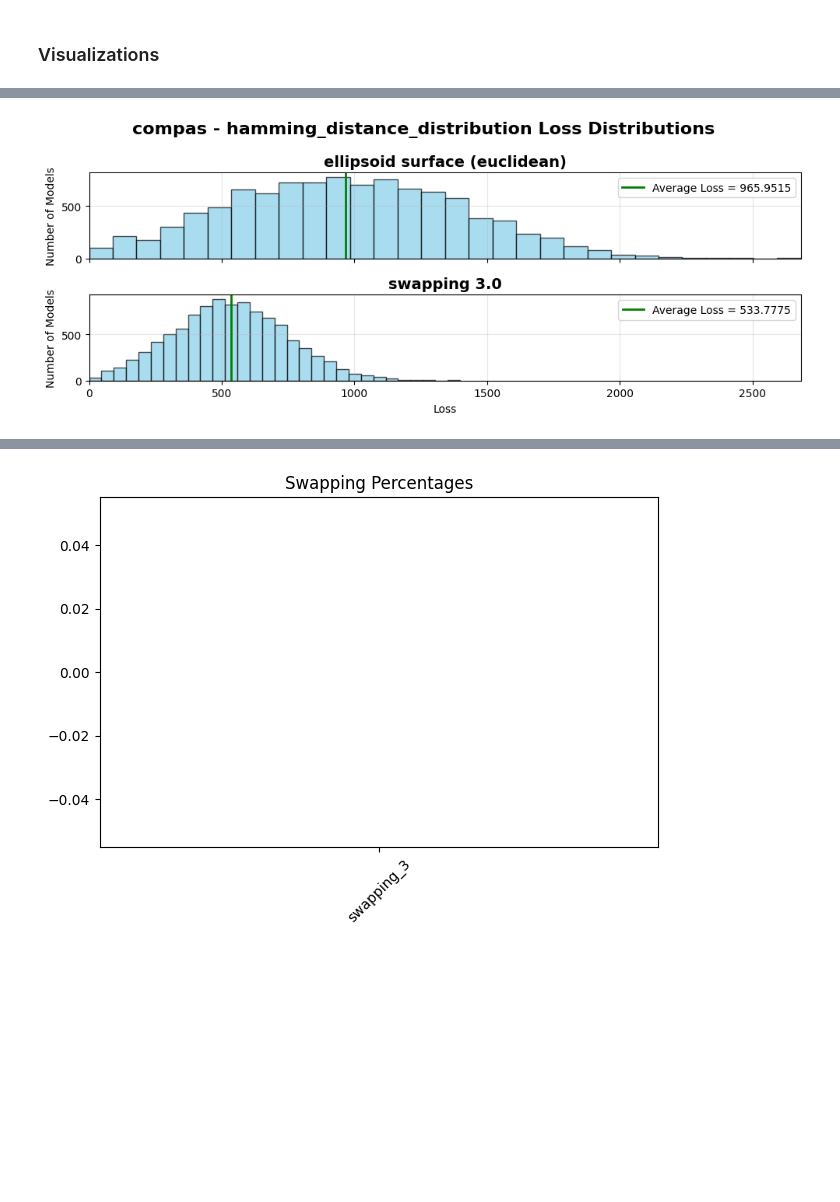
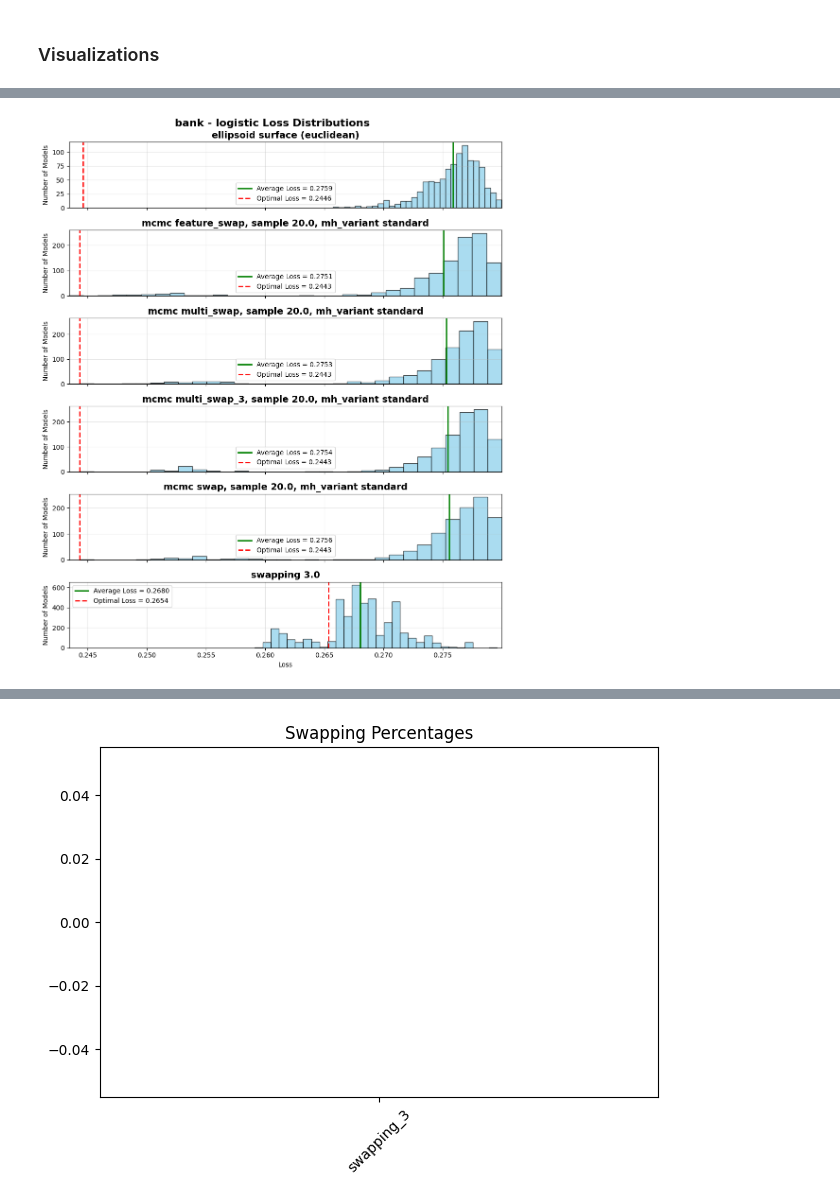
Before and after one commit to chrisli36/gam-rashoman-set, a Jupyter notebook: method_scripts/evaluation.ipynb, the cells around one changed output, grey strips where cells are left out. Cells and saved outputs as stored; diff of their text form; code cells hidden in the pictures; blank space fills up the shorter version.

```diff
--- a/method_scripts/evaluation.ipynb
+++ b/method_scripts/evaluation.ipynb
@@ -264,8 +274,8 @@ def get_table_results(all_dataset_results):
 # %%
 ['accuracy', 'logistic', 'hamming_distance_distribution']
-show_distributions(all_datasets_results, "compas", "hamming_distance_distribution")
+show_distributions(all_datasets_results, "bank", "logistic")
 # %% [output]
-[figure, old version]
+[figure, new version]
 # %%
 bar_metrics = [
     'runtime'
```
Also changed, not shown: parts of 10 cells of this notebook, 4 other files.
